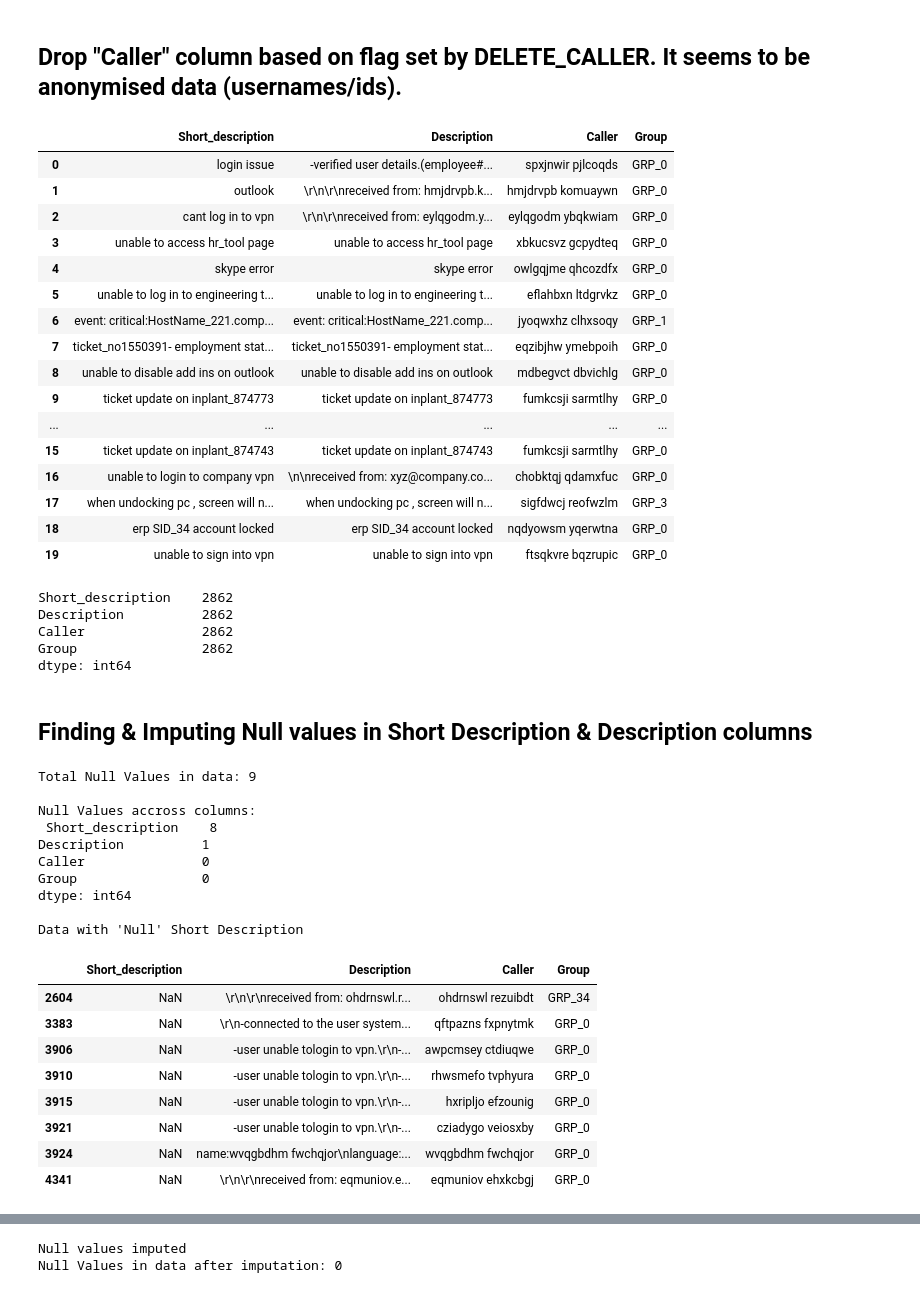
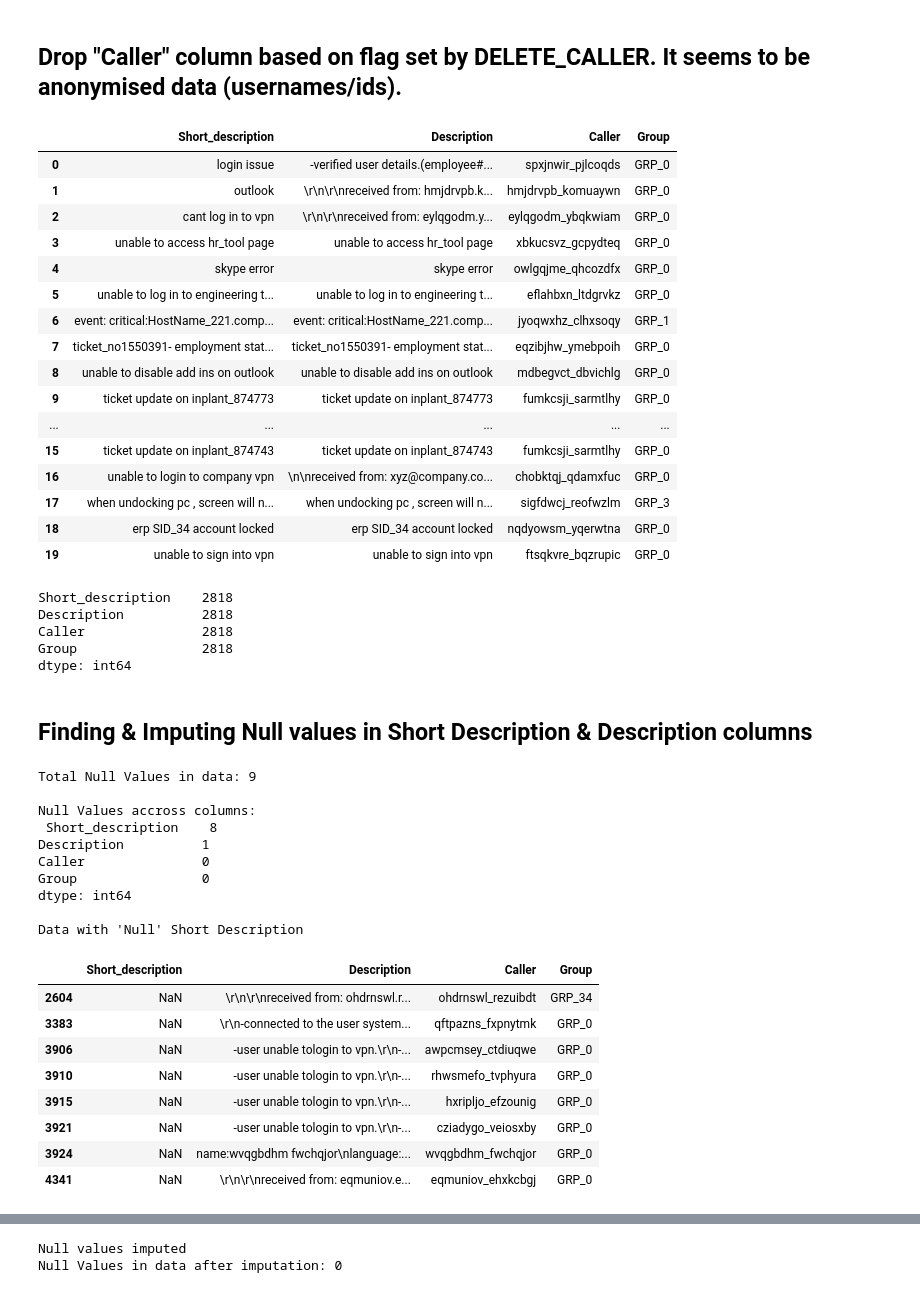
Before and after one commit to GLNLPGroup3/Capstone, a Jupyter notebook: NLP_Automated_Ticket_Assignment_Final_TBM.ipynb, the cells around one changed output, grey strips where cells are left out. Saved outputs shown, nothing was run; the diff lists cells and outputs as text; code cells hidden in the pictures.

```diff
--- a/NLP_Automated_Ticket_Assignment_Final_TBM.ipynb
+++ b/NLP_Automated_Ticket_Assignment_Final_TBM.ipynb
@@ -162,37 +142,41 @@ wordCloudText(df.Description)
 # %% [markdown]
 ## Drop "Caller" column based on flag set by DELETE_CALLER. It seems to be anonymised data (usernames/ids).
 # %%
+df_v1 = df
 if DELETE_CALLER:
   df_v1 = df.drop('Caller',axis=1)
 else:
-    df_v1 = df.copy()
+  df_v1['Caller'] =  df_v1['Caller'].apply(lambda x: x.replace(" ", "_"))
 df_v1.head(20)
 # %% [output]
 |  | Short_description | Description | Caller | Group |
-| 0 | login issue | -verified user details.(employee#... | spxjnwir pjlcoqds | GRP_0 |
-| 1 | outlook | \r\n\r\nreceived from: hmjdrvpb.k... | hmjdrvpb komuaywn | GRP_0 |
-| 2 | cant log in to vpn | \r\n\r\nreceived from: eylqgodm.y... | eylqgodm ybqkwiam | GRP_0 |
-| 3 | unable to access hr_tool page | unable to access hr_tool page | xbkucsvz gcpydteq | GRP_0 |
-| 4 | skype error | skype error | owlgqjme qhcozdfx | GRP_0 |
-| 5 | unable to log in to engineering t... | unable to log in to engineering t... | eflahbxn ltdgrvkz | GRP_0 |
-| 6 | event: critical:HostName_221.comp... | event: critical:HostName_221.comp... | jyoqwxhz clhxsoqy | GRP_1 |
-| 7 | ticket_no1550391- employment stat... | ticket_no1550391- employment stat... | eqzibjhw ymebpoih | GRP_0 |
-| 8 | unable to disable add ins on outlook | unable to disable add ins on outlook | mdbegvct dbvichlg | GRP_0 |
-| 9 | ticket update on inplant_874773 | ticket update on inplant_874773 | fumkcsji sarmtlhy | GRP_0 |
+| 0 | login issue | -verified user details.(employee#... | spxjnwir_pjlcoqds | GRP_0 |
+| 1 | outlook | \r\n\r\nreceived from: hmjdrvpb.k... | hmjdrvpb_komuaywn | GRP_0 |
+| 2 | cant log in to vpn | \r\n\r\nreceived from: eylqgodm.y... | eylqgodm_ybqkwiam | GRP_0 |
+| 3 | unable to access hr_tool page | unable to access hr_tool page | xbkucsvz_gcpydteq | GRP_0 |
+| 4 | skype error | skype error | owlgqjme_qhcozdfx | GRP_0 |
+| 5 | unable to log in to engineering t... | unable to log in to engineering t... | eflahbxn_ltdgrvkz | GRP_0 |
+| 6 | event: critical:HostName_221.comp... | event: critical:HostName_221.comp... | jyoqwxhz_clhxsoqy | GRP_1 |
+| 7 | ticket_no1550391- employment stat... | ticket_no1550391- employment stat... | eqzibjhw_ymebpoih | GRP_0 |
+| 8 | unable to disable add ins on outlook | unable to disable add ins on outlook | mdbegvct_dbvichlg | GRP_0 |
+| 9 | ticket update on inplant_874773 | ticket update on inplant_874773 | fumkcsji_sarmtlhy | GRP_0 |
 | ... | ... | ... | ... | ... |
-| 15 | ticket update on inplant_874743 | ticket update on inplant_874743 | fumkcsji sarmtlhy | GRP_0 |
-| 16 | unable to login to company vpn | \n\nreceived from: xyz@company.co... | chobktqj qdamxfuc | GRP_0 |
-| 17 | when undocking pc , screen will n... | when undocking pc , screen will n... | sigfdwcj reofwzlm | GRP_3 |
-| 18 | erp SID_34 account locked | erp SID_34 account locked | nqdyowsm yqerwtna | GRP_0 |
-| 19 | unable to sign into vpn | unable to sign into vpn | ftsqkvre bqzrupic | GRP_0 |
+| 15 | ticket update on inplant_874743 | ticket update on inplant_874743 | fumkcsji_sarmtlhy | GRP_0 |
+| 16 | unable to login to company vpn | \n\nreceived from: xyz@company.co... | chobktqj_qdamxfuc | GRP_0 |
+| 17 | when undocking pc , screen will n... | when undocking pc , screen will n... | sigfdwcj_reofwzlm | GRP_3 |
+| 18 | erp SID_34 account locked | erp SID_34 account locked | nqdyowsm_yqerwtna | GRP_0 |
+| 19 | unable to sign into vpn | unable to sign into vpn | ftsqkvre_bqzrupic | GRP_0 |
 # %%
+# Drop duplicate rows
+df_v1 = df_v1.drop_duplicates(keep='first', inplace=False)
+
 # Fetch rows with same data in "Short_description" & "Description"
 df_v1[df_v1['Short_description'] == df_v1['Description']].count()
 # %% [output]
-Short_description    2862
-Description          2862
-Caller               2862
-Group                2862
+Short_description    2818
+Description          2818
+Caller               2818
+Group                2818
 dtype: int64
 # %% [markdown]
 ## Finding & Imputing Null values in Short Description & Description columns
@@ -214,14 +198,14 @@ dtype: int64
 
 Data with 'Null' Short Description
 |  | Short_description | Description | Caller | Group |
-| 2604 | NaN | \r\n\r\nreceived from: ohdrnswl.r... | ohdrnswl rezuibdt | GRP_34 |
-| 3383 | NaN | \r\n-connected to the user system... | qftpazns fxpnytmk | GRP_0 |
-| 3906 | NaN | -user unable tologin to vpn.\r\n-... | awpcmsey ctdiuqwe | GRP_0 |
-| 3910 | NaN | -user unable tologin to vpn.\r\n-... | rhwsmefo tvphyura | GRP_0 |
-| 3915 | NaN | -user unable tologin to vpn.\r\n-... | hxripljo efzounig | GRP_0 |
-| 3921 | NaN | -user unable tologin to vpn.\r\n-... | cziadygo veiosxby | GRP_0 |
-| 3924 | NaN | name:wvqgbdhm fwchqjor\nlanguage:... | wvqgbdhm fwchqjor | GRP_0 |
-| 4341 | NaN | \r\n\r\nreceived from: eqmuniov.e... | eqmuniov ehxkcbgj | GRP_0 |
+| 2604 | NaN | \r\n\r\nreceived from: ohdrnswl.r... | ohdrnswl_rezuibdt | GRP_34 |
+| 3383 | NaN | \r\n-connected to the user system... | qftpazns_fxpnytmk | GRP_0 |
+| 3906 | NaN | -user unable tologin to vpn.\r\n-... | awpcmsey_ctdiuqwe | GRP_0 |
+| 3910 | NaN | -user unable tologin to vpn.\r\n-... | rhwsmefo_tvphyura | GRP_0 |
+| 3915 | NaN | -user unable tologin to vpn.\r\n-... | hxripljo_efzounig | GRP_0 |
+| 3921 | NaN | -user unable tologin to vpn.\r\n-... | cziadygo_veiosxby | GRP_0 |
+| 3924 | NaN | name:wvqgbdhm fwchqjor\nlanguage:... | wvqgbdhm_fwchqjor | GRP_0 |
+| 4341 | NaN | \r\n\r\nreceived from: eqmuniov.e... | eqmuniov_ehxkcbgj | GRP_0 |
 # %%
 print("\nData with 'Null' Description")
 df_v1.loc[df_v1['Description'].isnull()==True]
```
Also changed, not shown: parts of 52 cells of this notebook.
